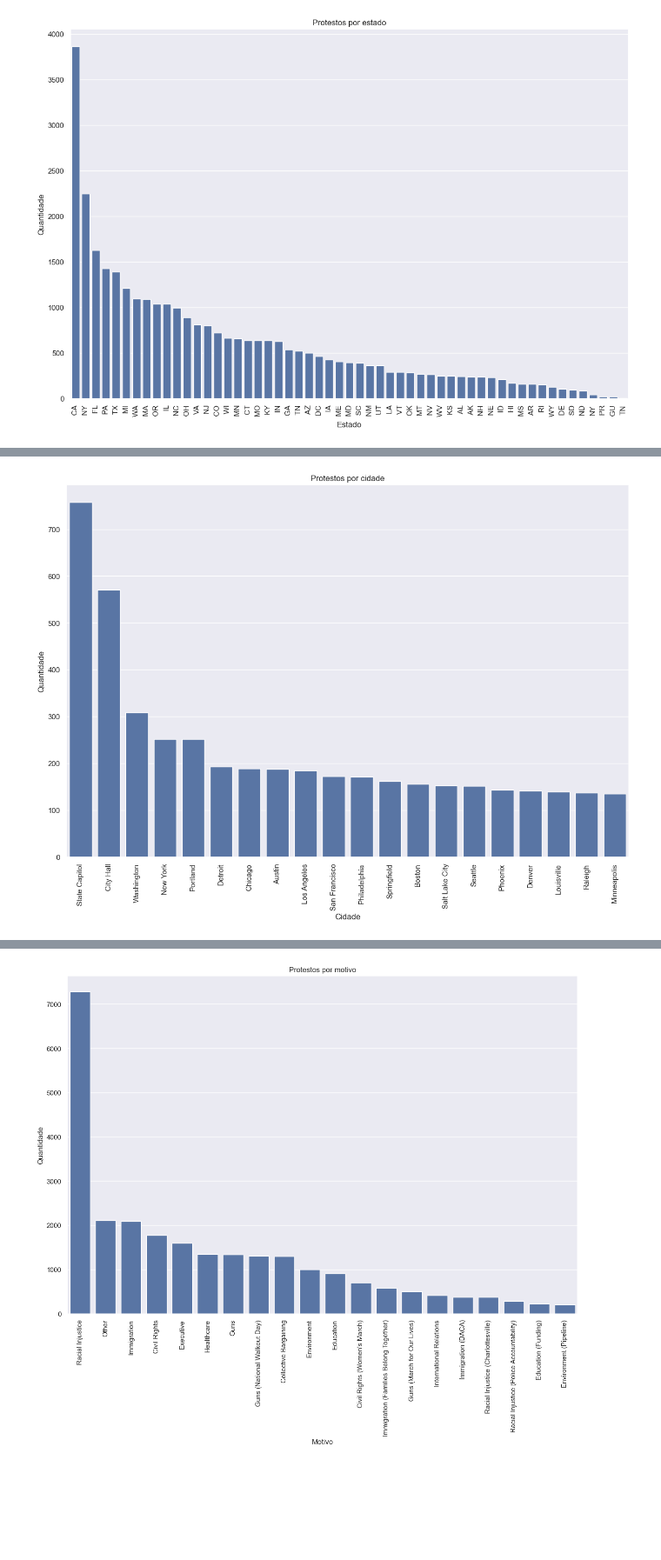
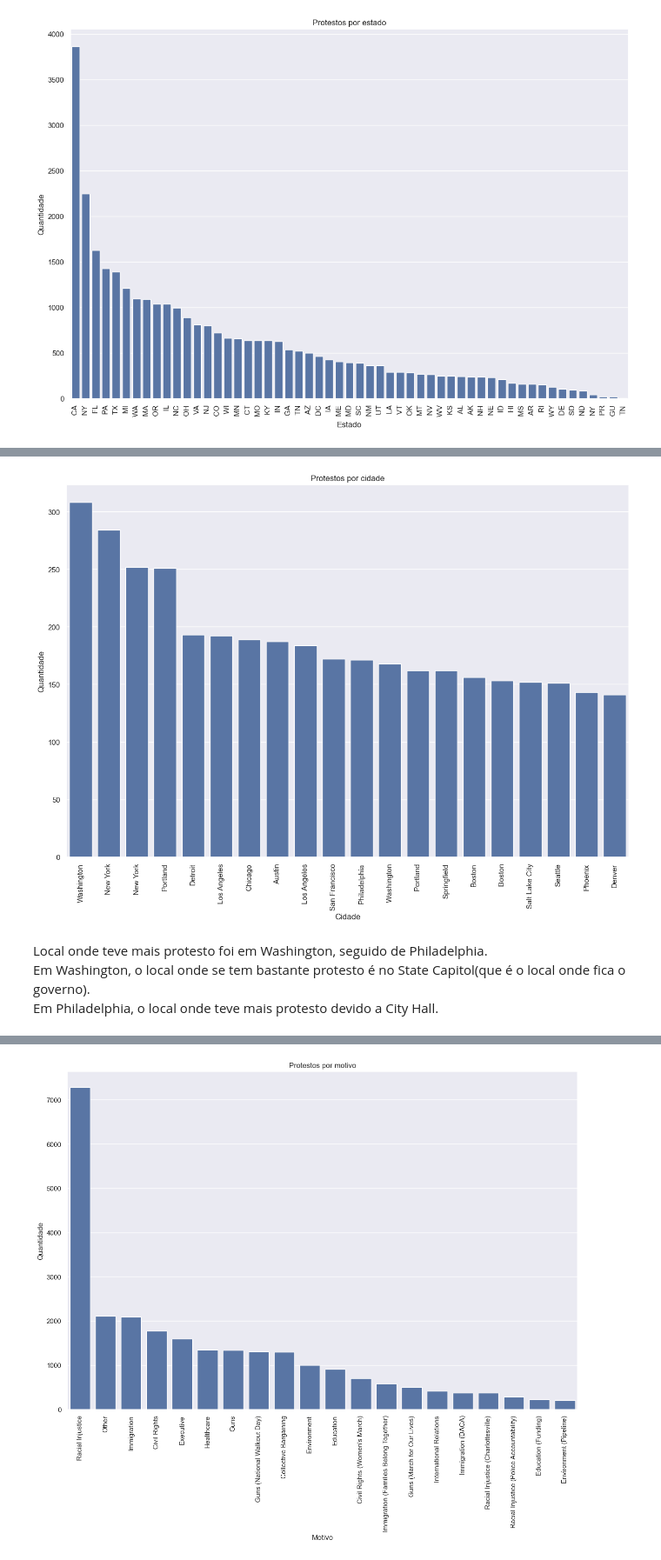
Before and after one commit to Guilherme-s-m/bigdatao, a Jupyter notebook: read.ipynb, the cells around one changed output, grey strips where cells are left out. Shown: that part at 87% size. Saved outputs shown, nothing was run; the diff lists cells and outputs as text; code cells hidden in the pictures; blank space fills up the shorter version.

```diff
--- a/read.ipynb
+++ b/read.ipynb
@@ -97,12 +111,5 @@ plt.show()
 # %%
-# 2° análise:
-# Análise geográfica dos protestos
-# 2.1 - Quantidade de protestos por região
-# Antes vamos criar uma coluna com a região de cada estado
-
-# list(df['Location'].unique())
-# vamos criar uma coluna de cidade e estado para facilitar a análise
-df['city'] = df['Location'].apply(lambda x: x.split(',')[0])
+df['city'] = df['Location'].apply(lambda x: x.split(',')[1] if len(x.split(',')) > 2 else x.split(',')[0])
 df['state'] = df['Location'].apply(lambda x: x.split(',')[2] if len(x.split(',')) > 2 else x.split(',')[-1])
 # %%
 # states que possuem só um protesto
@@ -149,22 +155,20 @@ plt.show()
 # %%
 # Analise de protestos por cidade
 df_city = df.groupby('city').count()
 df_city = df_city.reset_index()
 df_city = df_city[['city', 'Date']]
 df_city.columns = ['city', 'count']
 df_city = df_city.sort_values(by='count', ascending=False)
 df_city.head()
 
 # Renomear as cidades
-df_city['city'] = df_city['city'].replace({' State Capitol': 'Washington', ' City Hall': 'Philadelphia'})
-
 # grafico de barras com a quantidade de protestos por cidade
 plt.figure(figsize=(15, 10))
 sns.barplot(x='city', y='count', data=df_city.head(20))
 plt.title('Protestos por cidade')
 plt.xlabel('Cidade')
 plt.ylabel('Quantidade')
 plt.xticks(rotation=90)
 plt.show()
 # %% [output]
-[figure, old version]
+[figure, new version]
@@ -174,0 +175,4 @@ plt.show()
+# %% [markdown]
+Local onde teve mais protesto foi em Washington, seguido de Philadelphia.<br />
+Em Washington, o local onde se tem bastante protesto é no State Capitol(que é o local onde fica o governo).<br />
+Em Philadelphia, o local onde teve mais protesto devido a City Hall.
```
Also changed, not shown: parts of 20 cells of this notebook.
